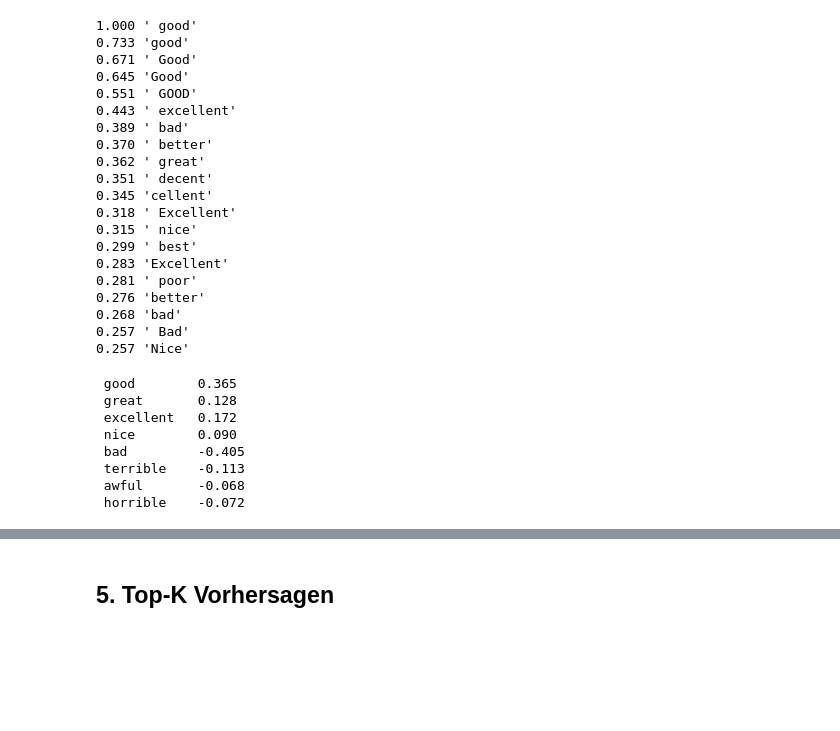
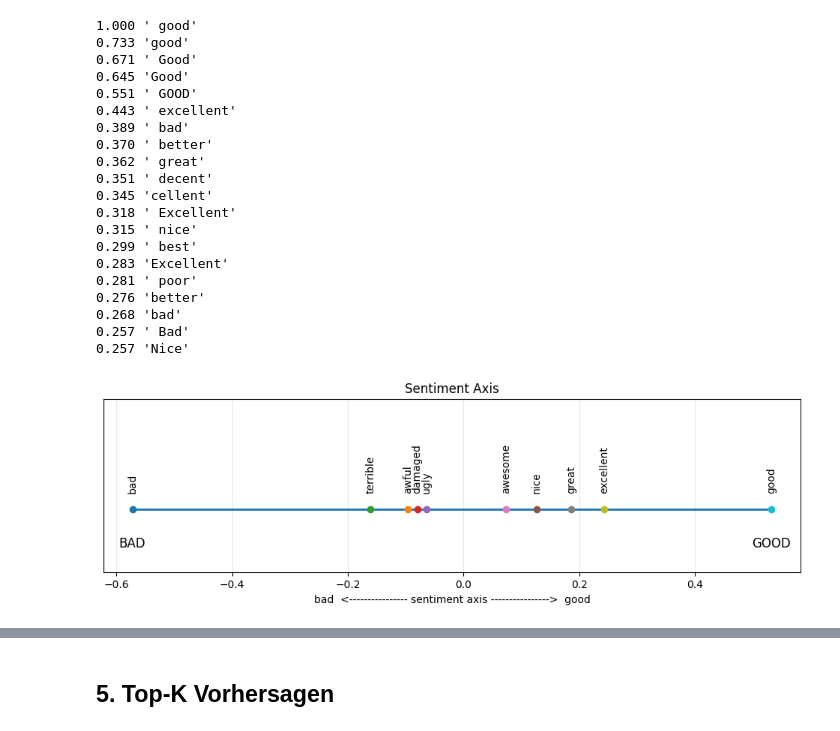
Before and after one commit to ia13400/AI_Frameworks_Tools, a Jupyter notebook: notebooks/01_Model_Inspection.ipynb, the cells around one changed output, grey strips where cells are left out. Cells and saved outputs as stored; diff of their text form; code cells hidden in the pictures; blank space fills up the shorter version.

```diff
--- a/notebooks/01_Model_Inspection.ipynb
+++ b/notebooks/01_Model_Inspection.ipynb
@@ -356,7 +358,6 @@ for word in words:
 822 909 242 313 488 203 857 429 185 753
 # %%
 good_id = tokenizer(" good", add_special_tokens=False)["input_ids"][0]
-
 good_vec = emb[good_id]
 
 sim = F.cosine_similarity(
@@ -367,9 +368,14 @@ sim = F.cosine_similarity(
 
 values, ids = sim.topk(20)
 
+
+
+labels = []
+
 for v, idx in zip(values, ids):
-    print(f"{v.item():.3f}",
-          repr(tokenizer.decode([idx.item()])))
+    label = tokenizer.decode([idx.item()])
+    labels.append(label)
+    print(f"{v.item():.3f}", repr(label))
 # %% [output]
 1.000 ' good'
 0.733 'good'
@@ -392,35 +398,66 @@ for v, idx in zip(values, ids):
 0.257 ' Bad'
 0.257 'Nice'
 # %%
-
 good_id = tokenizer(" good", add_special_tokens=False)["input_ids"][0]
 bad_id  = tokenizer(" bad",  add_special_tokens=False)["input_ids"][0]
+
 good_vec = emb[good_id]
 bad_vec  = emb[bad_id]
+
 words = [
-    " good",
+    " bad",
+    " awful",
+    " terrible",
+    " damaged",
+    " ugly",
+    " nice",
+    " awesome",
     " great",
     " excellent",
-    " nice",
-    " bad",
-    " terrible",
-    " awful",
-    " horrible"
+    " good",
 ]
 
 direction = good_vec - bad_vec
 
+scores = []
 
 for w in words:
     idx = tokenizer(w, add_special_tokens=False)["input_ids"][0]
-    score = torch.dot(emb[idx], direction)
-    print(f"{w:12s} {score.item():.3f}")
+    score = F.cosine_similarity(
+        emb[idx].unsqueeze(0),
+        direction.unsqueeze(0)
+    ).item()
+    scores.append(score)
+
+bad_score = scores[words.index(" bad")]
+good_score = scores[words.index(" good")]
+
+plt.figure(figsize=(12, 3))
+
+plt.hlines(0, bad_score, good_score, linewidth=2)
+
+for w, s in zip(words, scores):
+    plt.plot(s, 0, "o")
+    plt.text(
+        s,
+        0.05,
+        w.strip(),
+        rotation=90,
+        ha="center",
+        va="bottom"
+    )
+
+plt.text(bad_score, -0.12, "BAD", ha="center", fontsize=12)
+plt.text(good_score, -0.12, "GOOD", ha="center", fontsize=12)
+
+plt.xlim(bad_score - 0.05, good_score + 0.05)
+plt.ylim(-0.2, 0.35)
+plt.yticks([])
+
+plt.xlabel("bad  <---------------- sentiment axis ---------------->  good")
+plt.title("Sentiment Axis")
+plt.grid(axis="x", alpha=0.3)
+
+plt.show()
 # %% [output]
- good        0.365
- great       0.128
- excellent   0.172
- nice        0.090
- bad         -0.405
- terrible    -0.113
- awful       -0.068
- horrible    -0.072
+[figure, added]
```
Also changed, not shown: parts of 9 cells of this notebook, 3 other files.
